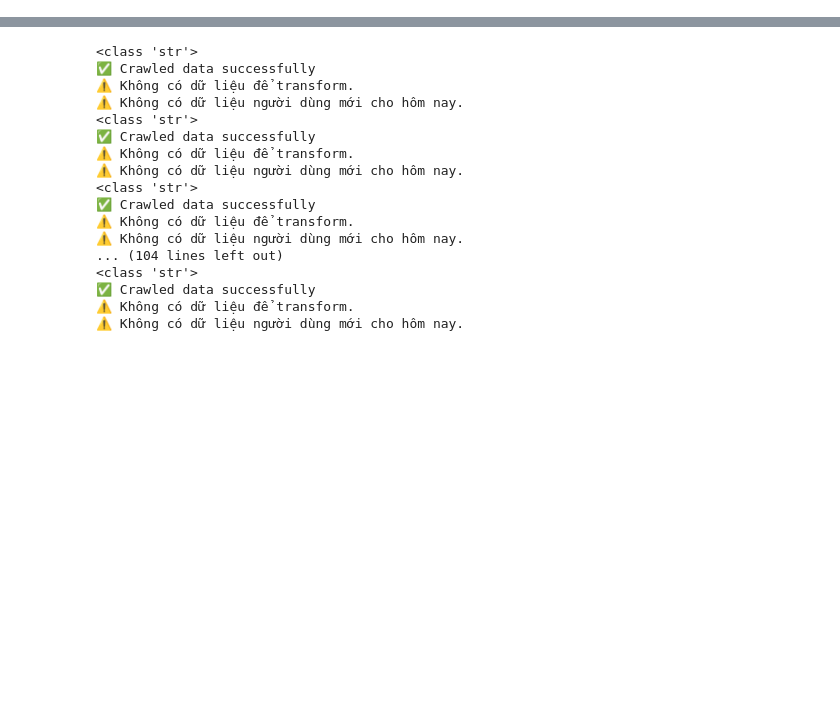
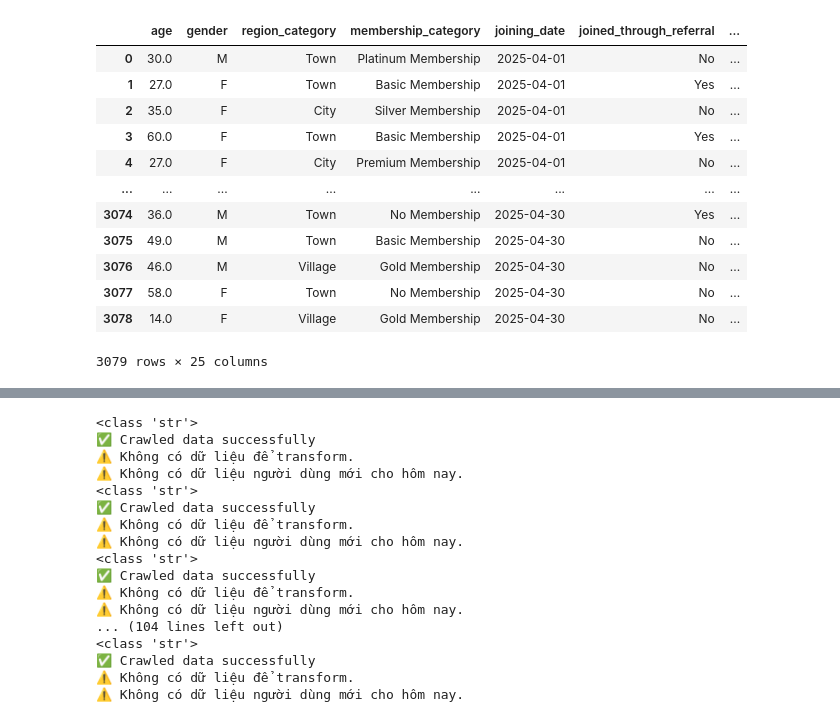
Before and after one commit to MintLee1234/mlops, a Jupyter notebook: Untitled-1.ipynb, the cells around one changed output, grey strips where cells are left out. Drawn from its saved outputs; the diff is of its cells as text; code cells hidden in the pictures; blank space fills up the shorter version.

```diff
--- a/Untitled-1.ipynb
+++ b/Untitled-1.ipynb
@@ -7,0 +65,17 @@ df_gold = df[df['joining_date'] <= '2025-03-31']
+# %%
+df_silver = pd.read_csv('/home/minhle/mlops/data/silver_data.csv')
+df_silver
+# %% [output]
+|  | age | gender | region_category | membership_category | joining_date | joined_through_referral | ... |
+| 0 | 30.0 | M | Town | Platinum Membership | 2025-04-01 | No | ... |
+| 1 | 27.0 | F | Town | Basic Membership | 2025-04-01 | Yes | ... |
+| 2 | 35.0 | F | City | Silver Membership | 2025-04-01 | No | ... |
+| 3 | 60.0 | F | Town | Basic Membership | 2025-04-01 | Yes | ... |
+| 4 | 27.0 | F | City | Premium Membership | 2025-04-01 | No | ... |
+| ... | ... | ... | ... | ... | ... | ... | ... |
+| 3074 | 36.0 | M | Town | No Membership | 2025-04-30 | Yes | ... |
+| 3075 | 49.0 | M | Town | Basic Membership | 2025-04-30 | No | ... |
+| 3076 | 46.0 | M | Village | Gold Membership | 2025-04-30 | No | ... |
+| 3077 | 58.0 | F | Town | No Membership | 2025-04-30 | No | ... |
+| 3078 | 14.0 | F | Village | Gold Membership | 2025-04-30 | No | ... |
+3079 rows × 25 columns
```
Also changed, not shown: parts of 11 cells of this notebook, 28 other files.
